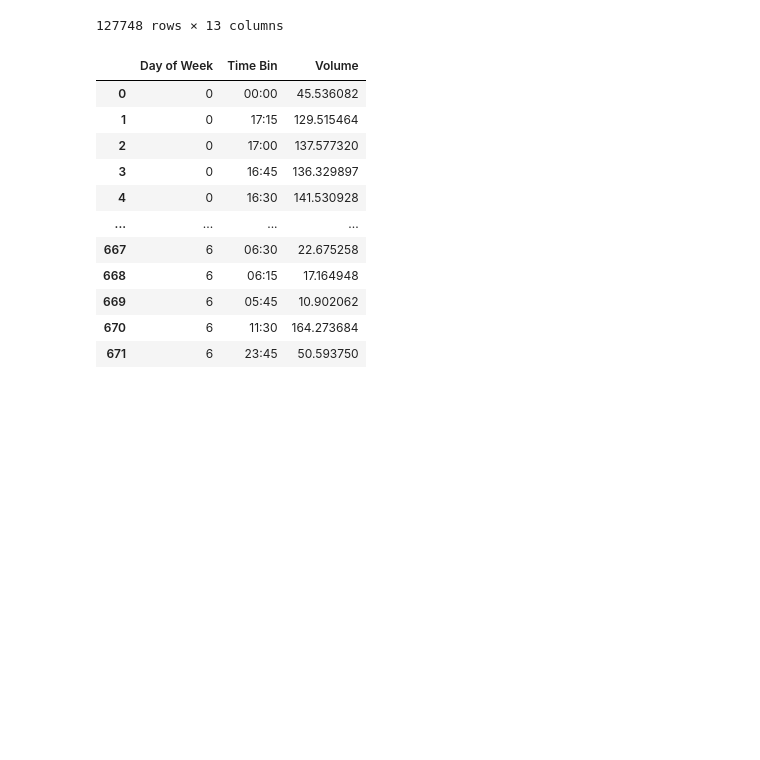
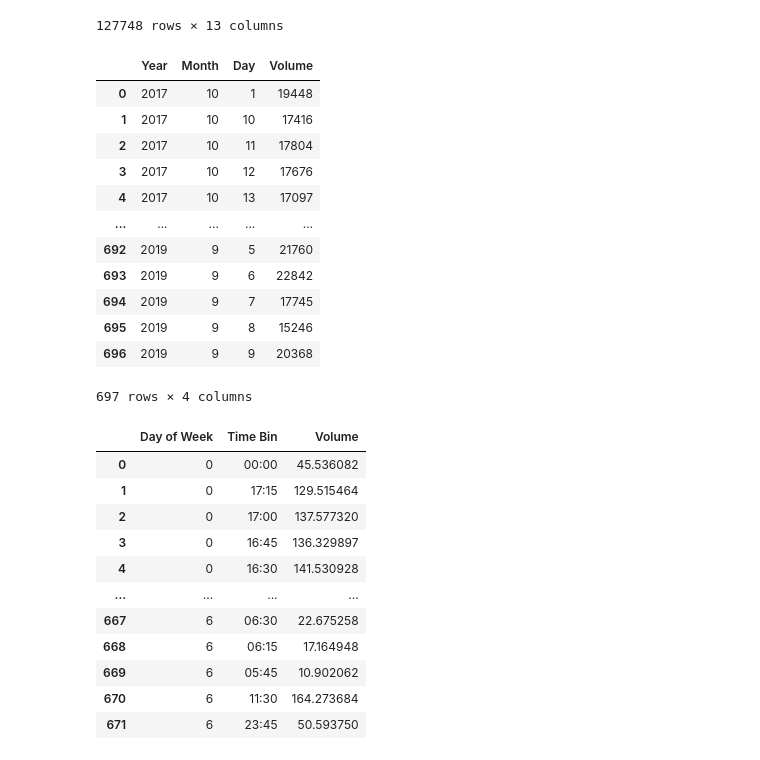
Before and after one commit to clemvst/RadarTrafficData, a Jupyter notebook: notebooks/open_data.ipynb, the cells around one changed output. Cells and saved outputs as stored; diff of their text form; code cells hidden in the pictures; blank space fills up the shorter version.

```diff
--- a/notebooks/open_data.ipynb
+++ b/notebooks/open_data.ipynb
@@ -158,6 +158,24 @@ sub_df2018.sort_values("global_date")
 | 3595282 | 2019-11-12 11:30:00 | CAPITAL OF TEXAS HWY / LAKEWOOD DR | 30.371674 | -97.78566 | 2019 | 11 | 12 | ... |
 | 3595279 | 2019-11-12 11:30:00 | CAPITAL OF TEXAS HWY / LAKEWOOD DR | 30.371674 | -97.78566 | 2019 | 11 | 12 | ... |
 127748 rows × 13 columns
+# %%
+days_df=sub_df2018.groupby(["Year","Month","Day"]).agg({"Volume":"sum"}).reset_index()
+# %%
+days_df
+# %% [output]
+|  | Year | Month | Day | Volume |
+| 0 | 2017 | 10 | 1 | 19448 |
+| 1 | 2017 | 10 | 10 | 17416 |
+| 2 | 2017 | 10 | 11 | 17804 |
+| 3 | 2017 | 10 | 12 | 17676 |
+| 4 | 2017 | 10 | 13 | 17097 |
+| ... | ... | ... | ... | ... |
+| 692 | 2019 | 9 | 5 | 21760 |
+| 693 | 2019 | 9 | 6 | 22842 |
+| 694 | 2019 | 9 | 7 | 17745 |
+| 695 | 2019 | 9 | 8 | 15246 |
+| 696 | 2019 | 9 | 9 | 20368 |
+697 rows × 4 columns
 # %%
 final_df=sub_df2018.groupby("global_date").agg({"Volume":"sum"}).sort_values("global_date").reset_index()
 # %%
```
Also changed, not shown: 1 other file.
